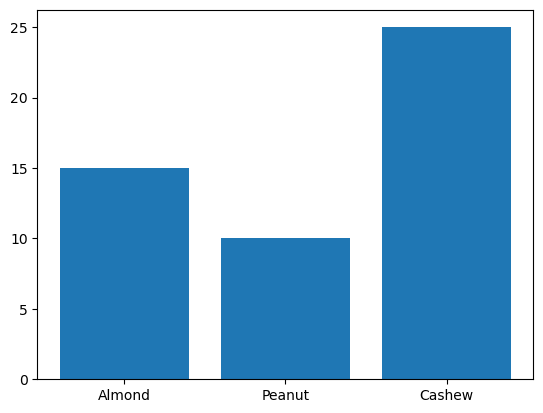
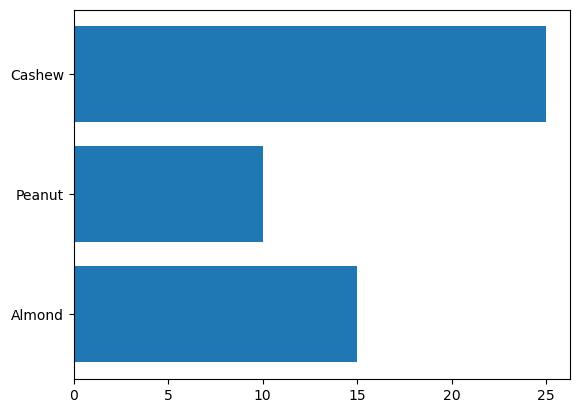
The notebook cell's code change between the first figure and the second:
--- before
+++ after
@@ -1,5 +1,5 @@
 fig , ax = plt.subplots()
-ax.bar(
-    butter_prices.keys(),
-    butter_prices.values()
+ax.barh(
+    list(butter_prices.keys()),
+    list(butter_prices.values())
 )

Commit: horizontal bars